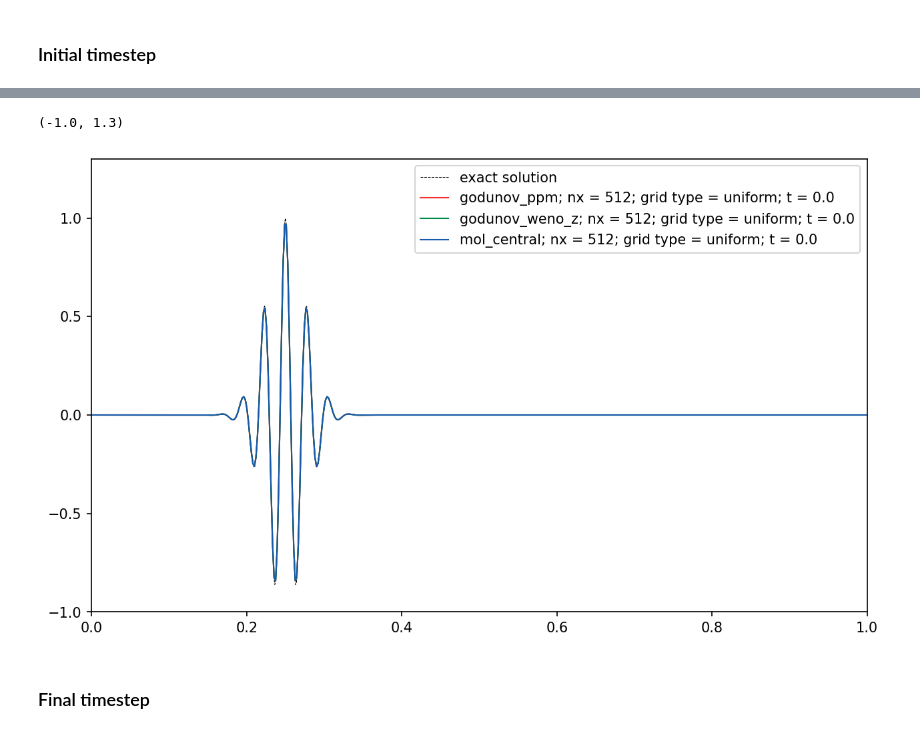
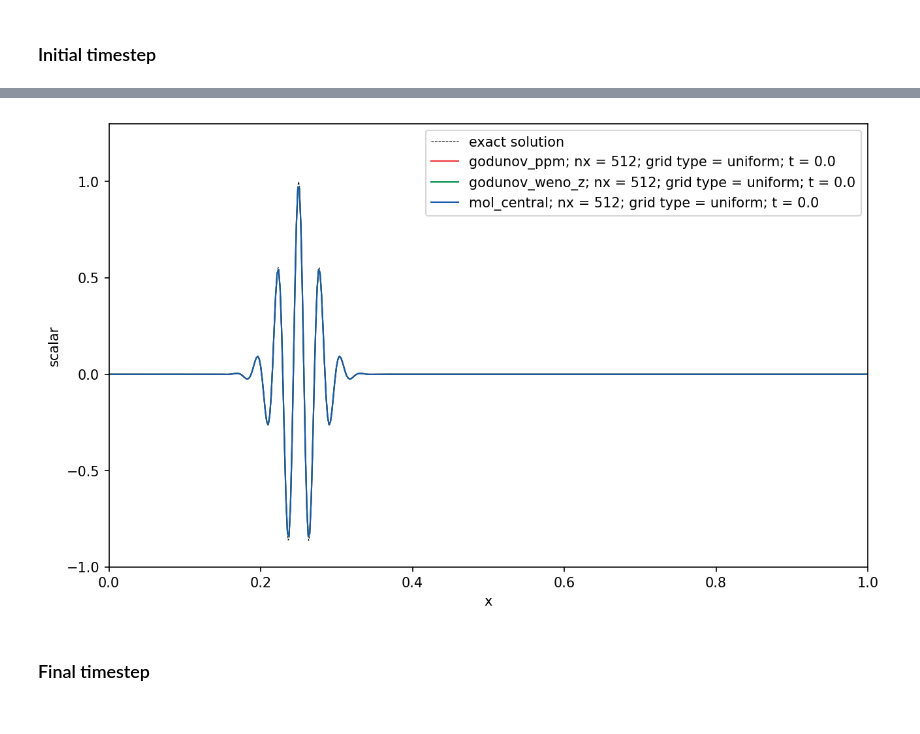
Before and after one commit to diederikb/nrel_jupyter_notebooks, a Jupyter notebook: postprocess_scalar_advection_RMFM_figures.ipynb, the cells around one changed output, grey strips where cells are left out. Cells and saved outputs as stored; diff of their text form; code cells hidden in the pictures.

```diff
--- a/postprocess_scalar_advection_RMFM_figures.ipynb
+++ b/postprocess_scalar_advection_RMFM_figures.ipynb
@@ -235,4 +243,8 @@ postprocess_dist('yalla2021/eta_2',0,root_dir,['godunov_ppm','godunov_weno_z','m
 ax.legend()
 ax.set_xlim([0,1])
 ax.set_ylim([-1.0,1.3])
+ax.set_xlabel('x')
+ax.set_ylabel('scalar')
+
+fig.savefig('3-scalar_advection_uniform_initial.png')
 # %% [output]
@@ -251,5 +263,4 @@ yt : [INFO     ] 2022-08-06 22:44:01,894 Parameters: domain_right_edge         =
-(-1.0, 1.3)
-[figure, old version]
+[figure, new version]
 # %% [markdown]
 ### Final timestep
 # %%
```
Also changed, not shown: parts of 12 cells of this notebook, 9 other files.
